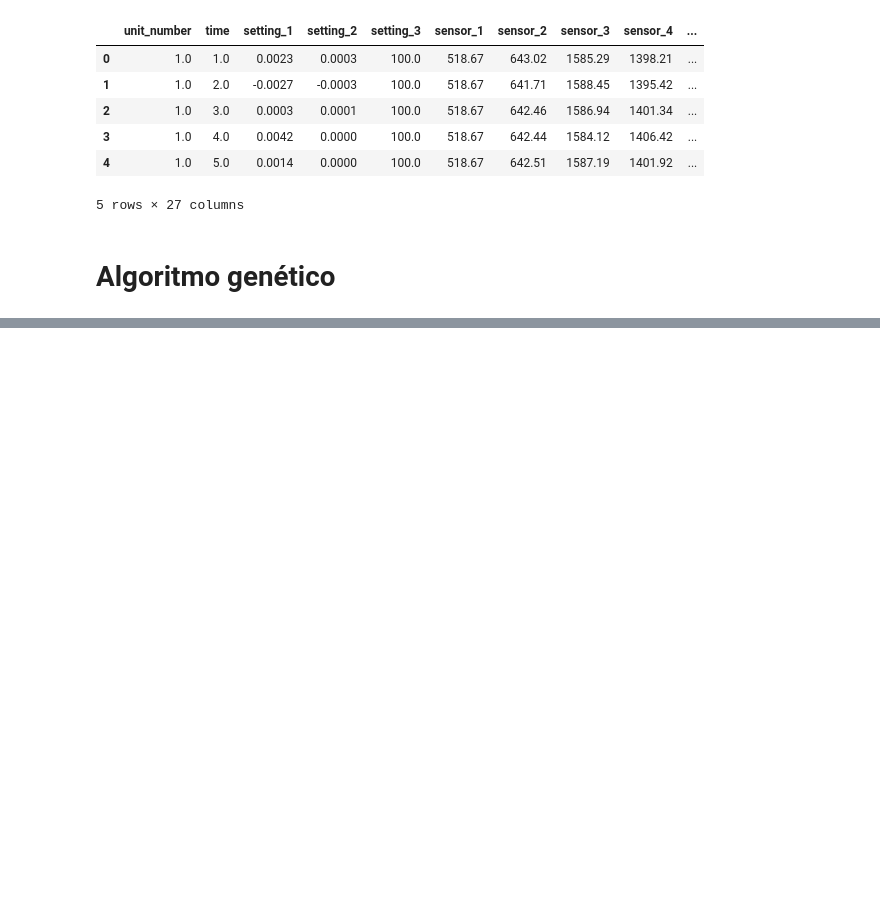
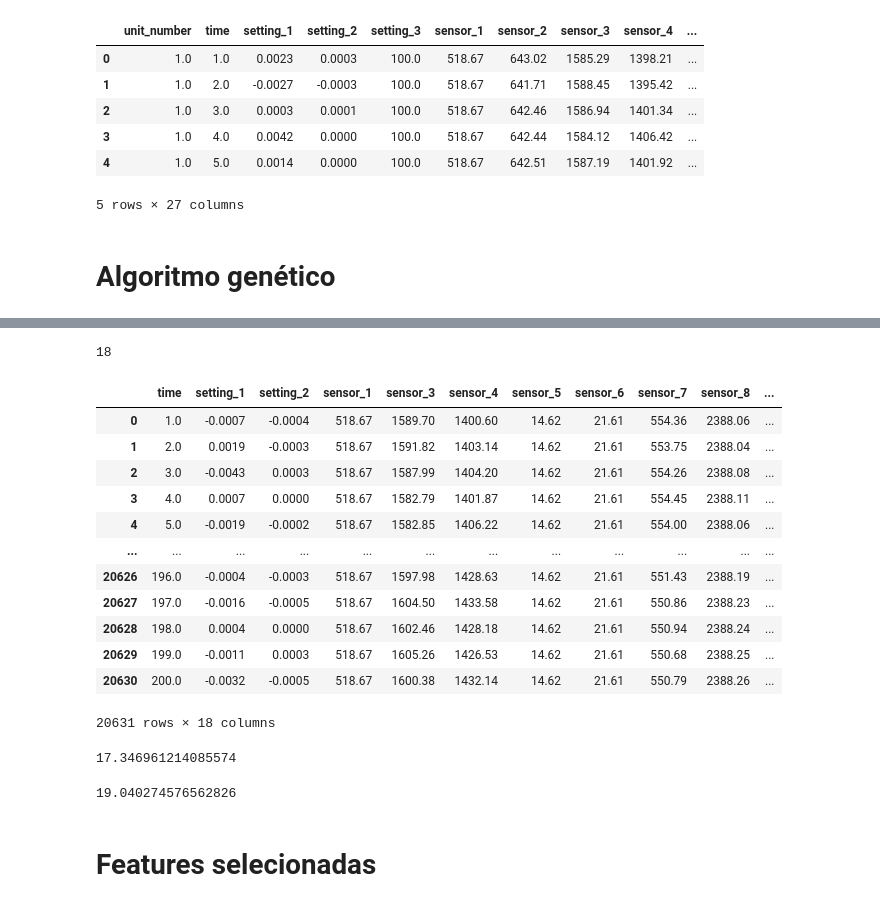
Before and after one commit to marcelov-aguiar/fuzzy_turbofan, a Jupyter notebook: 4_modeling/1_genetic_algorithm/ga_all_features.ipynb, the cells around one changed output, grey strips where cells are left out. Drawn from its saved outputs; the diff is of its cells as text; code cells hidden in the pictures; blank space fills up the shorter version.

```diff
--- a/4_modeling/1_genetic_algorithm/ga.ipynb
+++ b/4_modeling/1_genetic_algorithm/ga_all_features.ipynb
@@ -33,6 +35,22 @@ path_preprocessing_output = manipulate_data.get_path_preprocessing_output()
 # %% [output]
 __main__ - INFO - Módulo util importado com sucesso.
 # %%
+manipulate_data = ManipulateData()
+path_preprocessing_output = manipulate_data.get_path_preprocessing_output()
+
+# tamanho da região de interesse (RUL abaixo de LENGHT_ROI)
+LENGHT_ROI = 125
+
+control_panel = ControlPanel(rolling_mean=False,
+                                 window_mean=None,
+                                 use_validation_data=False,
+                                 number_units_validation=None,
+                                 use_optuna=True,
+                                 use_savgol_filter=False,
+                                 use_roi=True)
+
+control_panel.set_roi(LENGHT_ROI)
+
 # todas as entradas
 input_model = ['time',
     'setting_1', 'setting_2', 'setting_3',
@@ -51,6 +69,7 @@ path_dataset_train = \
     str(path_preprocessing_output.joinpath(f"train_{equipment_name}.parquet"))
 
 df_train = pd.read_parquet(path_dataset_train)
+df_train = control_panel.apply_roi(df_train, output_model[0], LENGHT_ROI)
 
 logger.info("Lendo os dados de teste.")
 
@@ -58,6 +77,7 @@ path_dataset_test = \
     str(path_preprocessing_output.joinpath(f"test_{equipment_name}.parquet"))
 
 df_test = pd.read_parquet(path_dataset_test)
+df_test = control_panel.apply_roi(df_test, output_model[0], LENGHT_ROI)
 # %% [output]
 __main__ - INFO - Lendo os dados de treino.
 __main__ - INFO - Lendo os dados de teste.
@@ -213,6 +263,55 @@ print(input_model_select)
-# %%
-X_train = X_train[input_model_select]
-model.fit(X_train, y_train)
-X_test = X_test[input_model_select]
-y_pred = model.predict(X_test)
-rmse = mean_squared_error(y_test, y_pred, squared=True)
+# %%
+len(input_model_select)
+# %% [output]
+18
+# %%
+X_train[input_model_select]
+# %% [output]
+|  | time | setting_1 | setting_2 | sensor_1 | sensor_3 | sensor_4 | sensor_5 | sensor_6 | sensor_7 | sensor_8 | ... |
+| 0 | 1.0 | -0.0007 | -0.0004 | 518.67 | 1589.70 | 1400.60 | 14.62 | 21.61 | 554.36 | 2388.06 | ... |
+| 1 | 2.0 | 0.0019 | -0.0003 | 518.67 | 1591.82 | 1403.14 | 14.62 | 21.61 | 553.75 | 2388.04 | ... |
+| 2 | 3.0 | -0.0043 | 0.0003 | 518.67 | 1587.99 | 1404.20 | 14.62 | 21.61 | 554.26 | 2388.08 | ... |
+| 3 | 4.0 | 0.0007 | 0.0000 | 518.67 | 1582.79 | 1401.87 | 14.62 | 21.61 | 554.45 | 2388.11 | ... |
+| 4 | 5.0 | -0.0019 | -0.0002 | 518.67 | 1582.85 | 1406.22 | 14.62 | 21.61 | 554.00 | 2388.06 | ... |
+| ... | ... | ... | ... | ... | ... | ... | ... | ... | ... | ... | ... |
+| 20626 | 196.0 | -0.0004 | -0.0003 | 518.67 | 1597.98 | 1428.63 | 14.62 | 21.61 | 551.43 | 2388.19 | ... |
+| 20627 | 197.0 | -0.0016 | -0.0005 | 518.67 | 1604.50 | 1433.58 | 14.62 | 21.61 | 550.86 | 2388.23 | ... |
+| 20628 | 198.0 | 0.0004 | 0.0000 | 518.67 | 1602.46 | 1428.18 | 14.62 | 21.61 | 550.94 | 2388.24 | ... |
+| 20629 | 199.0 | -0.0011 | 0.0003 | 518.67 | 1605.26 | 1426.53 | 14.62 | 21.61 | 550.68 | 2388.25 | ... |
+| 20630 | 200.0 | -0.0032 | -0.0005 | 518.67 | 1600.38 | 1432.14 | 14.62 | 21.61 | 550.79 | 2388.26 | ... |
+20631 rows × 18 columns
+# %%
+X_train_select = X_train[input_model_select]
+model.fit(X_train_select, y_train)
+y_train_pred = model.predict(X_train_select)
+
+if control_panel.use_roi:
+    X_train_select['REAL'] = y_train.values
+    X_train_select['PREDITO'] = y_train_pred
+    X_train_select = X_train_select[~(X_train_select['REAL'] == control_panel.LENGHT_ROI)]
+    y_train_select = X_train_select['REAL']
+    y_train_pred = X_train_select['PREDITO'].values
+    X_train_select = X_train_select.drop(columns=['REAL', 'PREDITO'])
+
+rmse = root_mean_squared_error(y_train_select, y_train_pred)
+rmse
+# %% [output]
+17.346961214085574
+# %%
+X_test_select = X_test[input_model_select]
+y_test_pred = model.predict(X_test_select)
+
+if control_panel.use_roi:
+    X_test_select['REAL'] = y_test.values
+    X_test_select['PREDITO'] = y_test_pred
+    X_test_select = X_test_select[~(X_test_select['REAL'] == control_panel.LENGHT_ROI)]
+    y_test_select = X_test_select['REAL']
+    y_test_pred = X_test_select['PREDITO'].values
+    X_test_select = X_test_select.drop(columns=['REAL', 'PREDITO'])
+
+rmse = root_mean_squared_error(y_test_select, y_test_pred)
+rmse
+# %% [output]
+19.040274576562826
+# %% [markdown]
+# Features selecionadas
```
Also changed, not shown: parts of 8 cells of this notebook, 26 other files.
